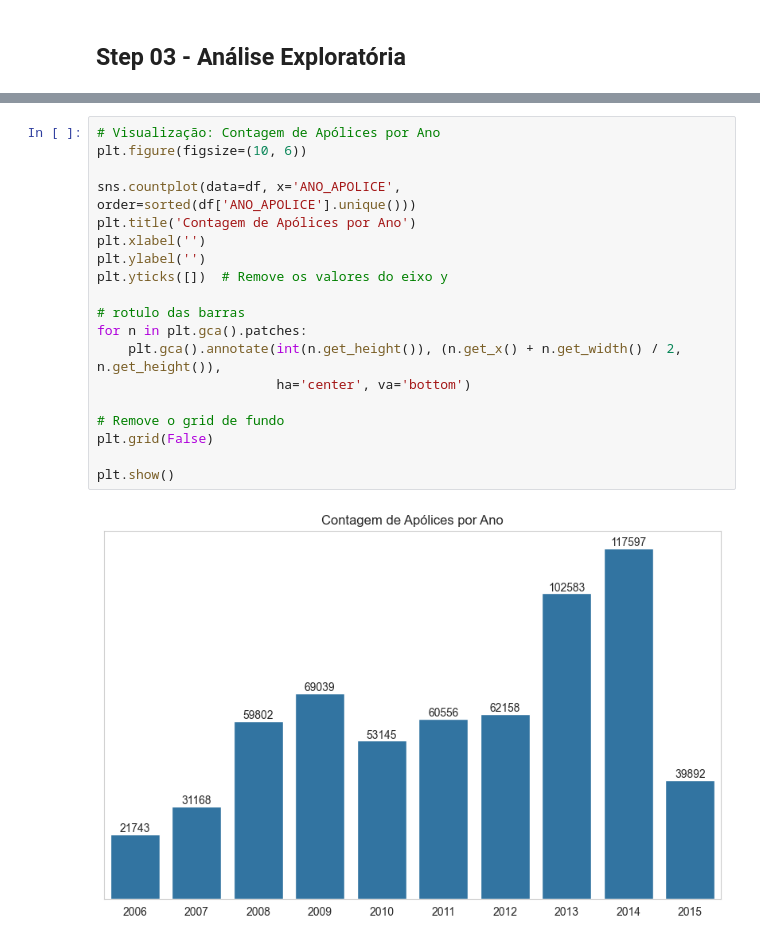
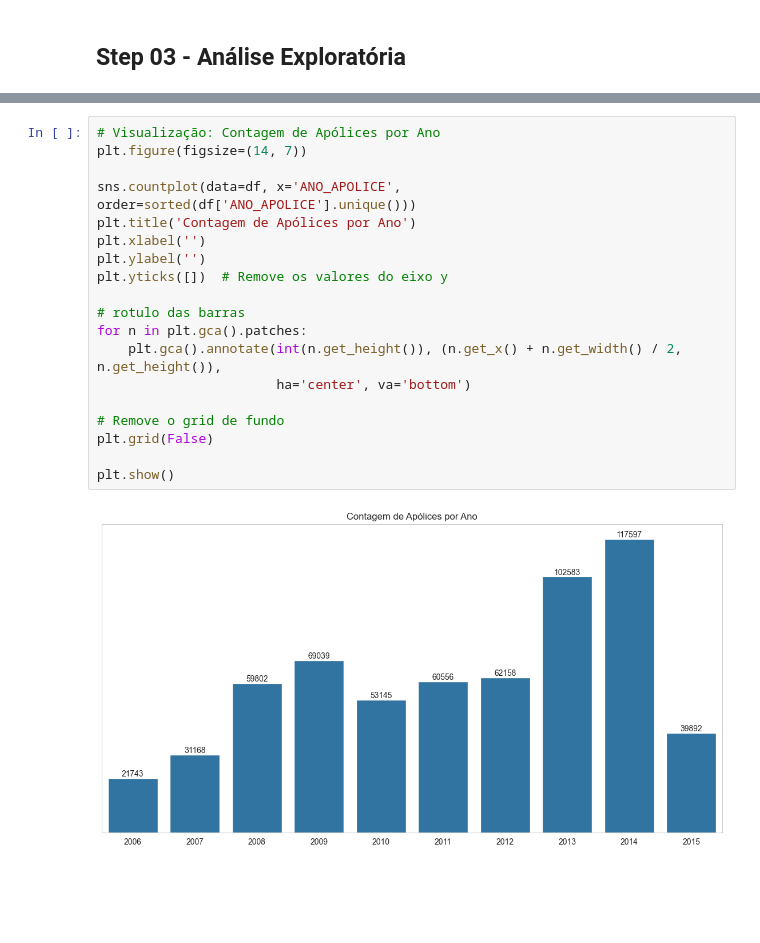
Before and after one commit to PortalDosDados/analise_seguro_rural, a Jupyter notebook: notebook.ipynb, the cells around one changed output, grey strips where cells are left out. Drawn from its saved outputs; the diff is of its cells as text; blank space fills up the shorter version.

```diff
--- a/notebook.ipynb
+++ b/notebook.ipynb
@@ -193,25 +193,25 @@ df.head()
 | 4 | Allianz Seguros S.A | 15414003124200656 | 1886485 | 596988 | 2007-04-17 | 2016-07-23 | ... |
 # %%
 # Visualização: Contagem de Apólices por Ano
-plt.figure(figsize=(10, 6))
+plt.figure(figsize=(14, 7))
 
 sns.countplot(data=df, x='ANO_APOLICE', order=sorted(df['ANO_APOLICE'].unique()))
 plt.title('Contagem de Apólices por Ano')
 plt.xlabel('')
 plt.ylabel('')
 plt.yticks([])  # Remove os valores do eixo y
 
 # rotulo das barras
 for n in plt.gca().patches:
     plt.gca().annotate(int(n.get_height()), (n.get_x() + n.get_width() / 2, n.get_height()),
                        ha='center', va='bottom')
 
 # Remove o grid de fundo
 plt.grid(False)
 
 plt.show()
 # %% [output]
-[figure, old version]
+[figure, new version]
 # %%
 # Gráfico de barras horizontal da contagem de apólices por estado
 plt.figure(figsize=(14, 7))
```
Also changed, not shown: parts of 1 cell of this notebook.
